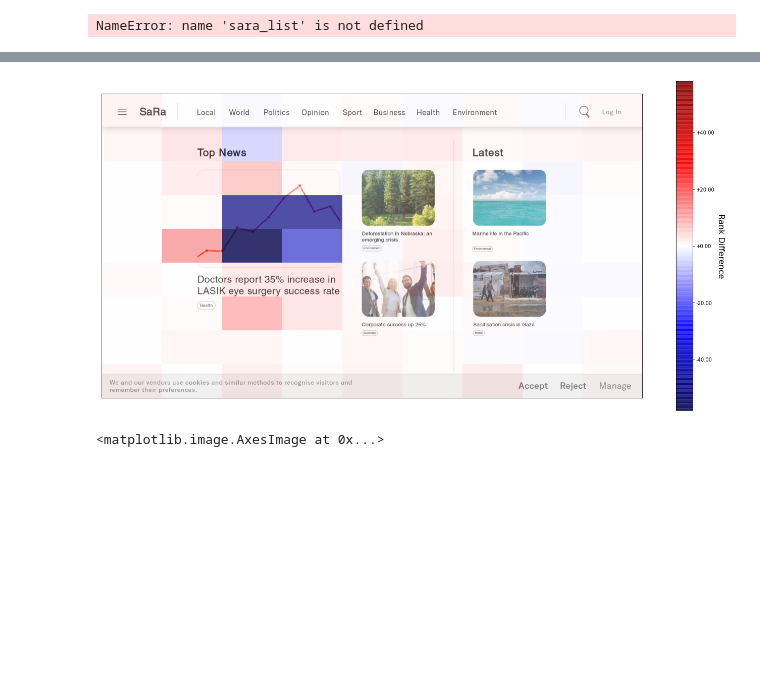
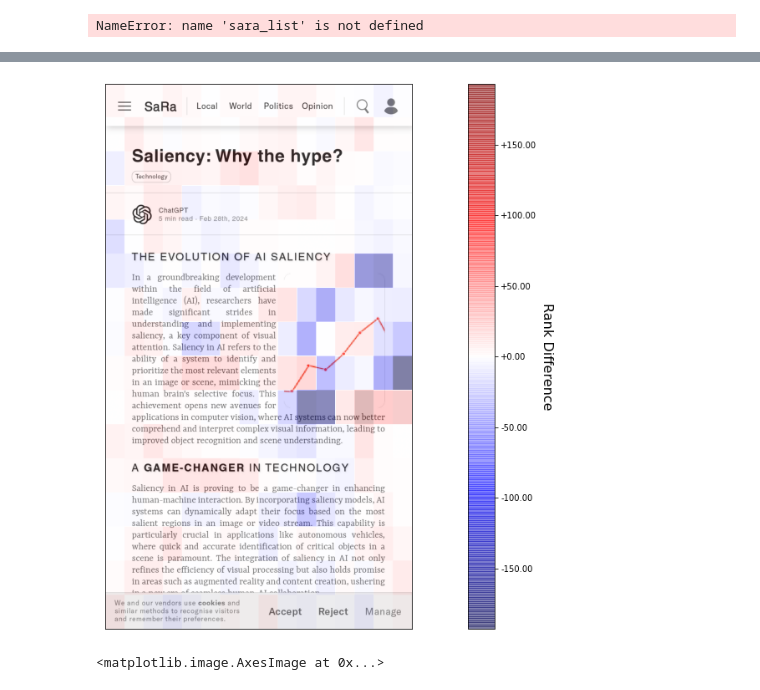
Before and after one commit to matthewkenely/ICT3909, a Jupyter notebook: saliency-ranking/App.ipynb, the cells around one changed output, grey strips where cells are left out. Saved outputs shown, nothing was run; the diff lists cells and outputs as text; code cells hidden in the pictures; blank space fills up the shorter version.

```diff
--- a/saliency-ranking/App.ipynb
+++ b/saliency-ranking/App.ipynb
@@ -110,11 +110,12 @@ def maximise_entropy(im, name, n):
 n = 25
 
 path = '../images/'
-name_a = 'groupatest2.png'
-name_b = 'groupbtest2.png'
+name_a = 'groupatestmobile.png'
+name_b = 'groupbtestmobile.png'
 
 im_a = path + name_a
 img_a = cv2.imread(im_a)
+img_a_original = img_a.copy()
 img_a = cv2.resize(img_a, (0, 0), fx=0.5, fy=0.5)
 
 im_b = path + name_b
@@ -184,12 +208,12 @@ plt.show()
 # %%
-GRID_SIZE = 9
+GRID_SIZE = 16
 sara.WEIGHTS = (1, 1, 1, 1)
 im_bigger_a = img_a.copy()
 sara_heatmap_a, sara_list_a = sara.return_sara(img_a.copy(), GRID_SIZE, saliency_map=saliency_map_a)
 sara_heatmap_a = cv2.cvtColor(sara_heatmap_a, cv2.COLOR_BGR2RGB)
 sara.reset()
 # %%
-GRID_SIZE = 9
+GRID_SIZE = 16
 sara.WEIGHTS = (1, 1, 1, 1)
 im_bigger_b = img_b.copy()
 sara_heatmap_b, sara_list_b = sara.return_sara(img_b.copy(), GRID_SIZE, saliency_map=saliency_map_b)
@@ -361,7 +389,7 @@ color_array = plt.get_cmap('seismic')(np.linspace(0, 1, 256))
 
 
 # Make it so color_array is transparent in the middle and opaque at the extremes
-color_array[:,-1] = np.abs(np.linspace(-1, 0.8,ncolors))
+color_array[:,-1] = np.abs(np.linspace(-1, 0.6,ncolors))
 
 # Make minimum transparency 0.5 unless exactly 0 (which should be fully transparent)
 color_array[:,-1] = np.maximum(color_array[:,-1], 0.4)
@@ -370,36 +398,36 @@ color_array[:,-1] = np.maximum(color_array[:,-1], 0.4)
 map_object = LinearSegmentedColormap.from_list(name='coolwarm_alpha',colors=color_array)
 plt.register_cmap(cmap=map_object)
 
 
 
 # Show image B
 plt.figure(figsize=(24, 12))
 # plt.imshow(cv2.cvtColor(img_b, cv2.COLOR_BGR2GRAY), cmap='gray')
 plt.imshow(cv2.cvtColor(img_b_original, cv2.COLOR_BGR2RGB))
 # Expand diff to twice its size
-diff = cv2.resize(diff, (img_b_original.shape[1], img_b_original.shape[0]), interpolation=cv2.INTER_NEAREST)
+diff = cv2.resize(diff, (img_a_original.shape[1], img_a_original.shape[0]), interpolation=cv2.INTER_NEAREST)
 # plt.imshow(img_b, alpha=1, cmap='gray')
 plt.xticks([]), plt.yticks([])
 
 # Show heatmap overlayed on top of image B
 # Show heatmap overlayed on top of image B using the "coolwarm" colormap, adjust to the range such that a difference of 0 is white, more white = more transparent
-heatmap = plt.imshow(diff, cmap='coolwarm_alpha', alpha=0.8, vmin=-np.max(np.abs(diff)), vmax=np.max(np.abs(diff)))
+heatmap = plt.imshow(diff, cmap='coolwarm_alpha', alpha=0.5, vmin=-np.max(np.abs(diff)), vmax=np.max(np.abs(diff)))
 plt.xticks([]), plt.yticks([])
 
 # Add a colorbar to the right of the image
 cbar = plt.colorbar(heatmap, format='%+.2f')  # Use the format parameter to control decimal places
 
 # Modify colorbar labels to include a plus sign for positive values
 tick_labels = cbar.get_ticks()
 tick_labels_str = [f'{label:+.2f}' if label >= 0 else f'{label:.2f}' for label in tick_labels]
 cbar.set_ticklabels(tick_labels_str)
 
 # Add cbar title "Rank Difference"
 cbar.set_label('Rank Difference', labelpad=20, rotation=270, fontsize=16)
 
 plt.show()
 # %% [output]
-[figure, old version]
+[figure, new version]
 # %%
 plt.imshow(diff, cmap='jet')
 # %% [output]
```
Also changed, not shown: parts of 14 cells of this notebook, 8 other files.
